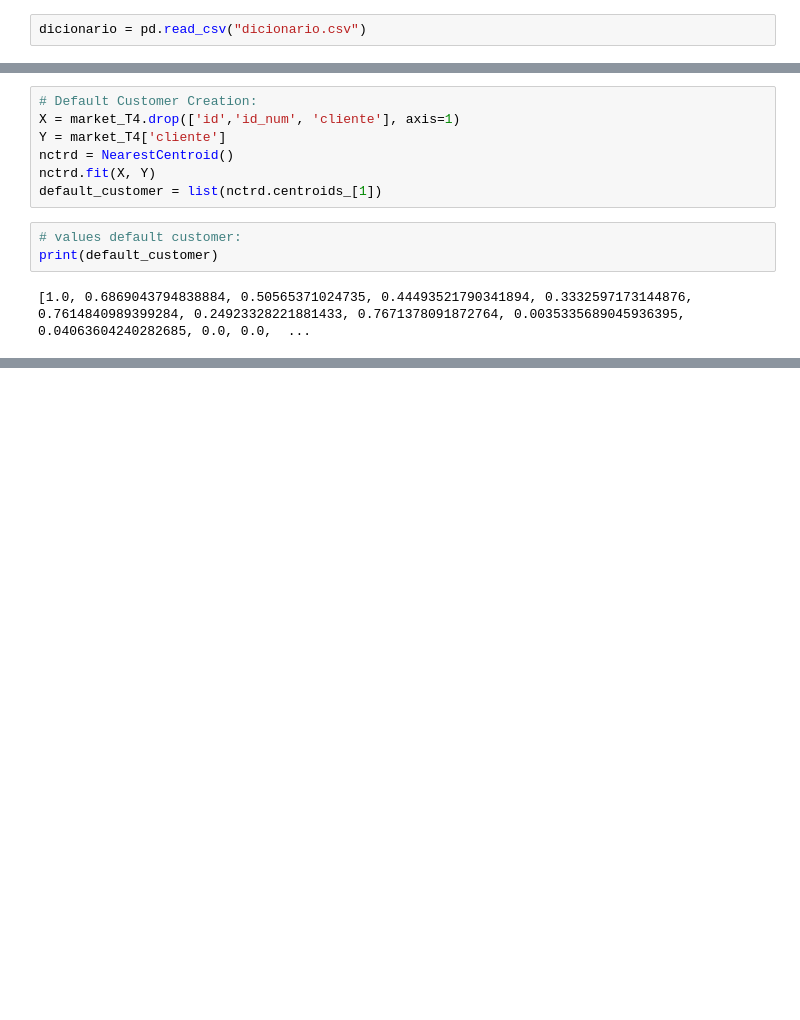
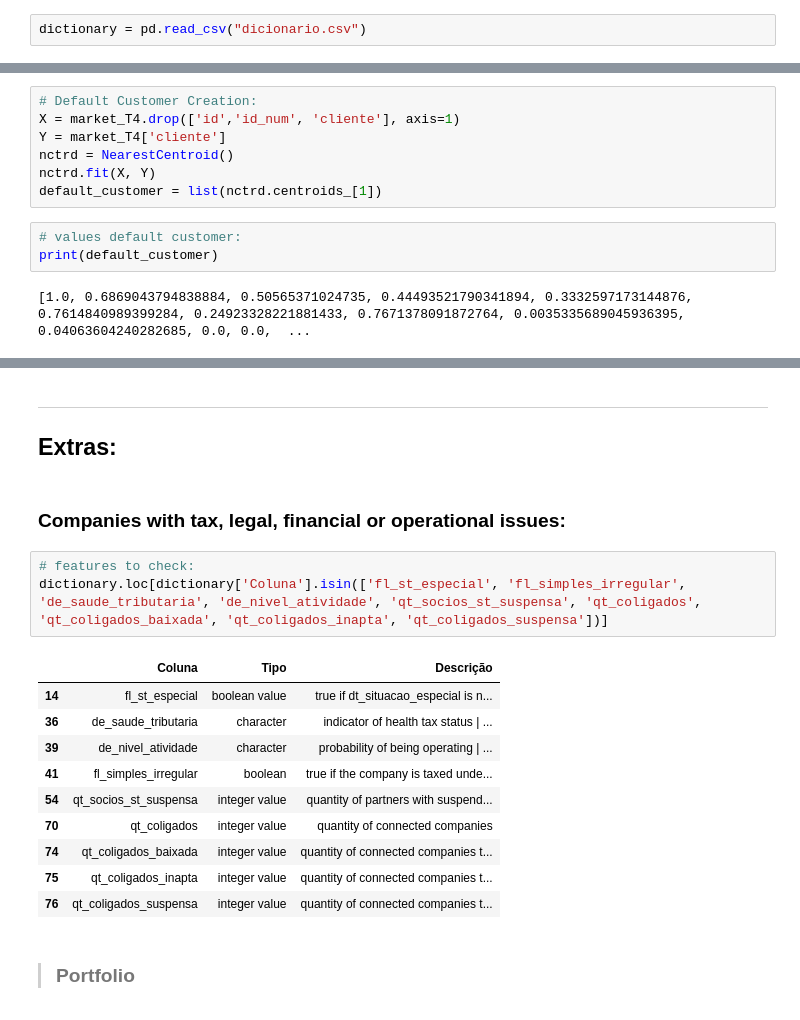
Before and after one commit to codenation-dev/squad-4-ad-data-science-1, a Jupyter notebook: analysis/Class_Recommender_systems.ipynb, the cells around one changed output, grey strips where cells are left out. Cells and saved outputs as stored; diff of their text form; blank space fills up the shorter version.

```diff
--- a/analysis/Class_Recommender_systems.ipynb
+++ b/analysis/Class_Recommender_systems.ipynb
@@ -58,6 +56,6 @@ market = pd.read_csv("estaticos_market.csv")
 # %%
 portfolio = pd.read_csv("estaticos_portfolio2.csv")
 # %%
-dicionario = pd.read_csv("dicionario.csv")
+dictionary = pd.read_csv("dicionario.csv")
 # %%
 # Adjust for viewing:
@@ -703,0 +750,22 @@ full_top25_recommendation.head()
+# %% [markdown]
+***
+## Extras:
+# %% [markdown]
+
+### Companies with tax, legal, financial or operational issues:
+# %%
+# features to check:
+dictionary.loc[dictionary['Coluna'].isin(['fl_st_especial', 'fl_simples_irregular', 'de_saude_tributaria', 'de_nivel_atividade', 'qt_socios_st_suspensa', 'qt_coligados', 'qt_coligados_baixada', 'qt_coligados_inapta', 'qt_coligados_suspensa'])]
+# %% [output]
+|  | Coluna | Tipo | Descrição |
+| 14 | fl_st_especial | boolean value | true if dt_situacao_especial is n... |
+| 36 | de_saude_tributaria | character | indicator of health tax status | ... |
+| 39 | de_nivel_atividade | character | probability of being operating | ... |
+| 41 | fl_simples_irregular | boolean | true if the company is taxed unde... |
+| 54 | qt_socios_st_suspensa | integer value | quantity of partners with suspend... |
+| 70 | qt_coligados | integer value | quantity of connected companies |
+| 74 | qt_coligados_baixada | integer value | quantity of connected companies t... |
+| 75 | qt_coligados_inapta | integer value | quantity of connected companies t... |
+| 76 | qt_coligados_suspensa | integer value | quantity of connected companies t... |
+# %% [markdown]
+> ### Portfolio
```
Also changed, not shown: parts of 56 cells of this notebook.
